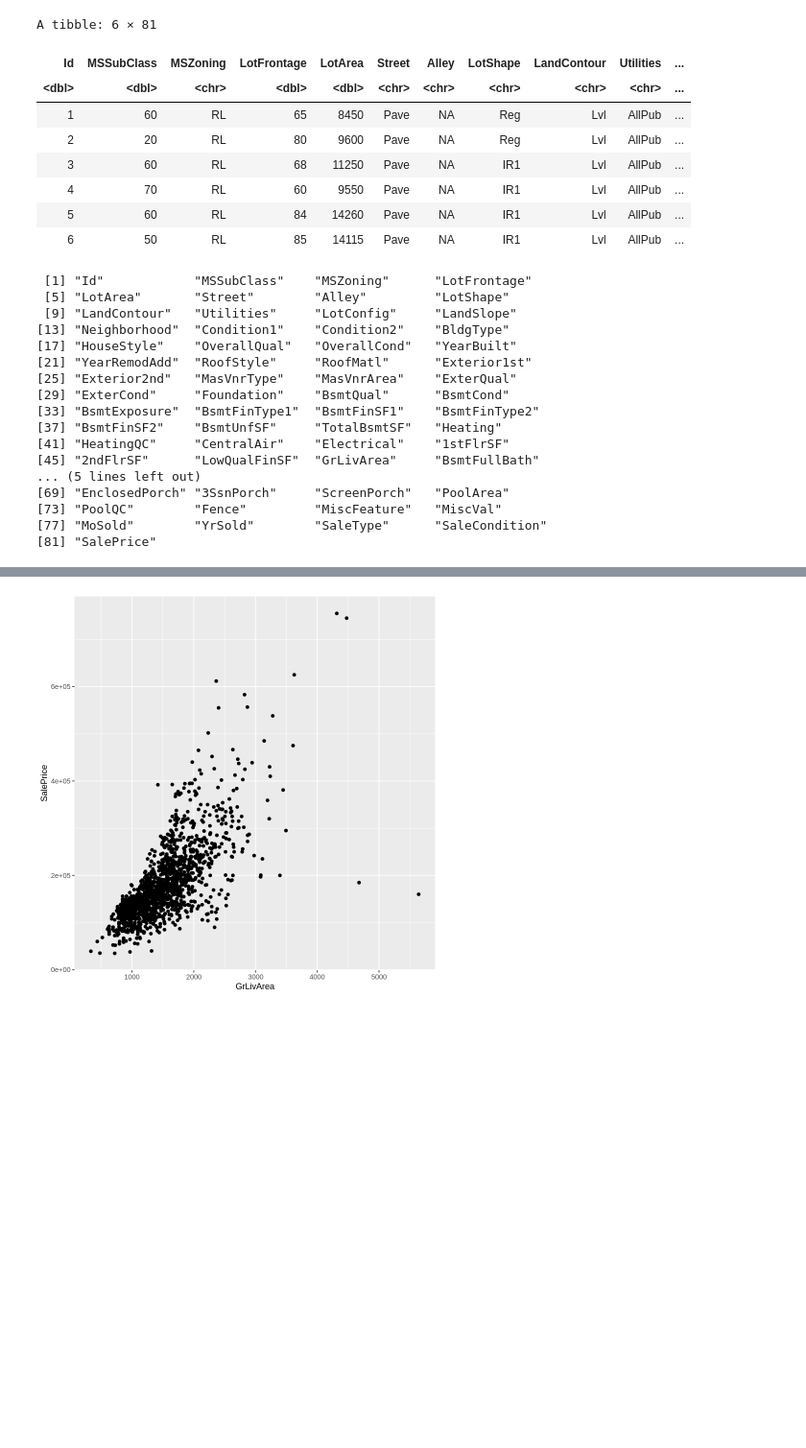
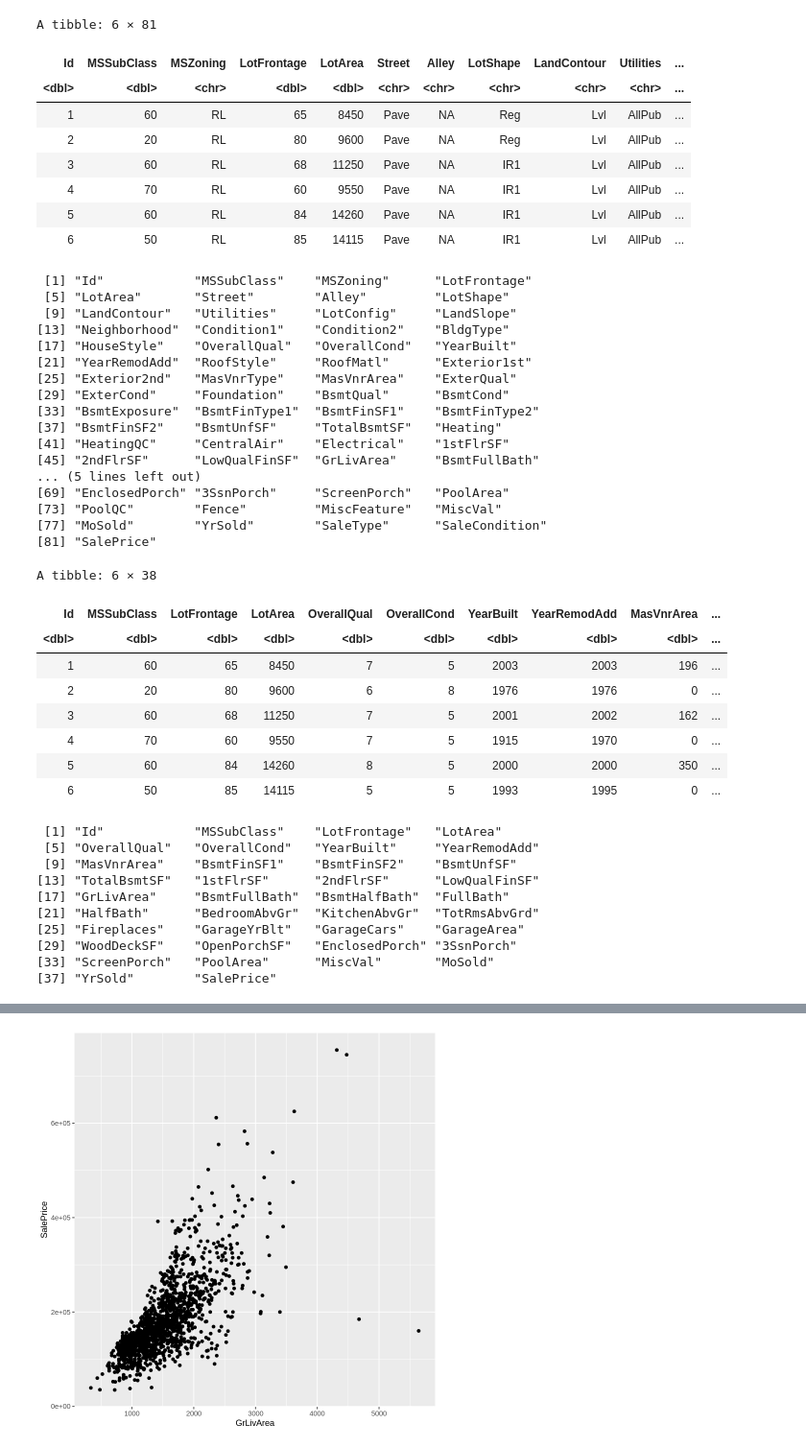
Before and after one commit to jerdavies/home-price-regression, a Jupyter notebook: marg_vs_divorce_viz.ipynb, the cells around one changed output, grey strips where cells are left out. Shown: that part at 96% size. Drawn from its saved outputs; the diff is of its cells as text; code cells hidden in the pictures; blank space fills up the shorter version.

Commit message:
Added a table with averageable data and took the average of it

```diff
--- a/marg_vs_divorce_viz.ipynb
+++ b/marg_vs_divorce_viz.ipynb
@@ -6,6 +6,7 @@ library(scales)
 library(gsheet)
 library(repr)
 data <- gsheet2tbl('docs.google.com/spreadsheets/d/1nNlzfwXkHVk2i946pgf3247KT2vqCDfHZjrBjT-losg/edit?usp=sharing')
+numeric_data <- select_if(data,is.numeric)
 # %% [output]
 Updating HTML index of packages in '.Library'
 
@@ -14,30 +28,51 @@ Making 'packages.html' ...
 # %%
 head(data,6)
 colnames(data)
+head(numeric_data,6)
+colnames(numeric_data)
 # %% [output]
 A tibble: 6 × 81
 | Id | MSSubClass | MSZoning | LotFrontage | LotArea | Street | Alley | LotShape | LandContour | Utilities | ... |
 | <dbl> | <dbl> | <chr> | <dbl> | <dbl> | <chr> | <chr> | <chr> | <chr> | <chr> | ... |
 | 1 | 60 | RL | 65 | 8450 | Pave | NA | Reg | Lvl | AllPub | ... |
 | 2 | 20 | RL | 80 | 9600 | Pave | NA | Reg | Lvl | AllPub | ... |
 | 3 | 60 | RL | 68 | 11250 | Pave | NA | IR1 | Lvl | AllPub | ... |
 | 4 | 70 | RL | 60 | 9550 | Pave | NA | IR1 | Lvl | AllPub | ... |
 | 5 | 60 | RL | 84 | 14260 | Pave | NA | IR1 | Lvl | AllPub | ... |
 | 6 | 50 | RL | 85 | 14115 | Pave | NA | IR1 | Lvl | AllPub | ... |
  [1] "Id"            "MSSubClass"    "MSZoning"      "LotFrontage"
  [5] "LotArea"       "Street"        "Alley"         "LotShape"
  [9] "LandContour"   "Utilities"     "LotConfig"     "LandSlope"
 [13] "Neighborhood"  "Condition1"    "Condition2"    "BldgType"
 [17] "HouseStyle"    "OverallQual"   "OverallCond"   "YearBuilt"
 [21] "YearRemodAdd"  "RoofStyle"     "RoofMatl"      "Exterior1st"
 [25] "Exterior2nd"   "MasVnrType"    "MasVnrArea"    "ExterQual"
 [29] "ExterCond"     "Foundation"    "BsmtQual"      "BsmtCond"
 [33] "BsmtExposure"  "BsmtFinType1"  "BsmtFinSF1"    "BsmtFinType2"
 [37] "BsmtFinSF2"    "BsmtUnfSF"     "TotalBsmtSF"   "Heating"
 [41] "HeatingQC"     "CentralAir"    "Electrical"    "1stFlrSF"
 [45] "2ndFlrSF"      "LowQualFinSF"  "GrLivArea"     "BsmtFullBath"
 ... (5 lines left out)
 [69] "EnclosedPorch" "3SsnPorch"     "ScreenPorch"   "PoolArea"
 [73] "PoolQC"        "Fence"         "MiscFeature"   "MiscVal"
 [77] "MoSold"        "YrSold"        "SaleType"      "SaleCondition"
 [81] "SalePrice"
+A tibble: 6 × 38
+| Id | MSSubClass | LotFrontage | LotArea | OverallQual | OverallCond | YearBuilt | YearRemodAdd | MasVnrArea | ... |
+| <dbl> | <dbl> | <dbl> | <dbl> | <dbl> | <dbl> | <dbl> | <dbl> | <dbl> | ... |
+| 1 | 60 | 65 | 8450 | 7 | 5 | 2003 | 2003 | 196 | ... |
+| 2 | 20 | 80 | 9600 | 6 | 8 | 1976 | 1976 | 0 | ... |
+| 3 | 60 | 68 | 11250 | 7 | 5 | 2001 | 2002 | 162 | ... |
+| 4 | 70 | 60 | 9550 | 7 | 5 | 1915 | 1970 | 0 | ... |
+| 5 | 60 | 84 | 14260 | 8 | 5 | 2000 | 2000 | 350 | ... |
+| 6 | 50 | 85 | 14115 | 5 | 5 | 1993 | 1995 | 0 | ... |
+ [1] "Id"            "MSSubClass"    "LotFrontage"   "LotArea"
+ [5] "OverallQual"   "OverallCond"   "YearBuilt"     "YearRemodAdd"
+ [9] "MasVnrArea"    "BsmtFinSF1"    "BsmtFinSF2"    "BsmtUnfSF"
+[13] "TotalBsmtSF"   "1stFlrSF"      "2ndFlrSF"      "LowQualFinSF"
+[17] "GrLivArea"     "BsmtFullBath"  "BsmtHalfBath"  "FullBath"
+[21] "HalfBath"      "BedroomAbvGr"  "KitchenAbvGr"  "TotRmsAbvGrd"
+[25] "Fireplaces"    "GarageYrBlt"   "GarageCars"    "GarageArea"
+[29] "WoodDeckSF"    "OpenPorchSF"   "EnclosedPorch" "3SsnPorch"
+[33] "ScreenPorch"   "PoolArea"      "MiscVal"       "MoSold"
+[37] "YrSold"        "SalePrice"
```
Also changed, not shown: parts of 2 cells of this notebook.
